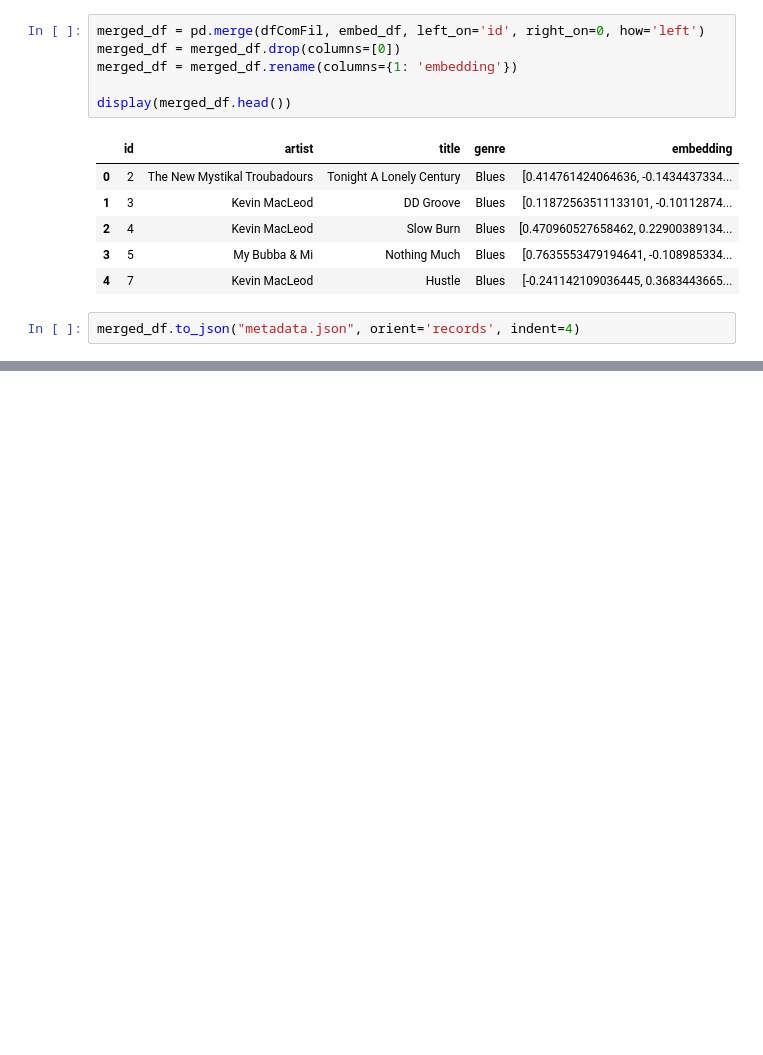
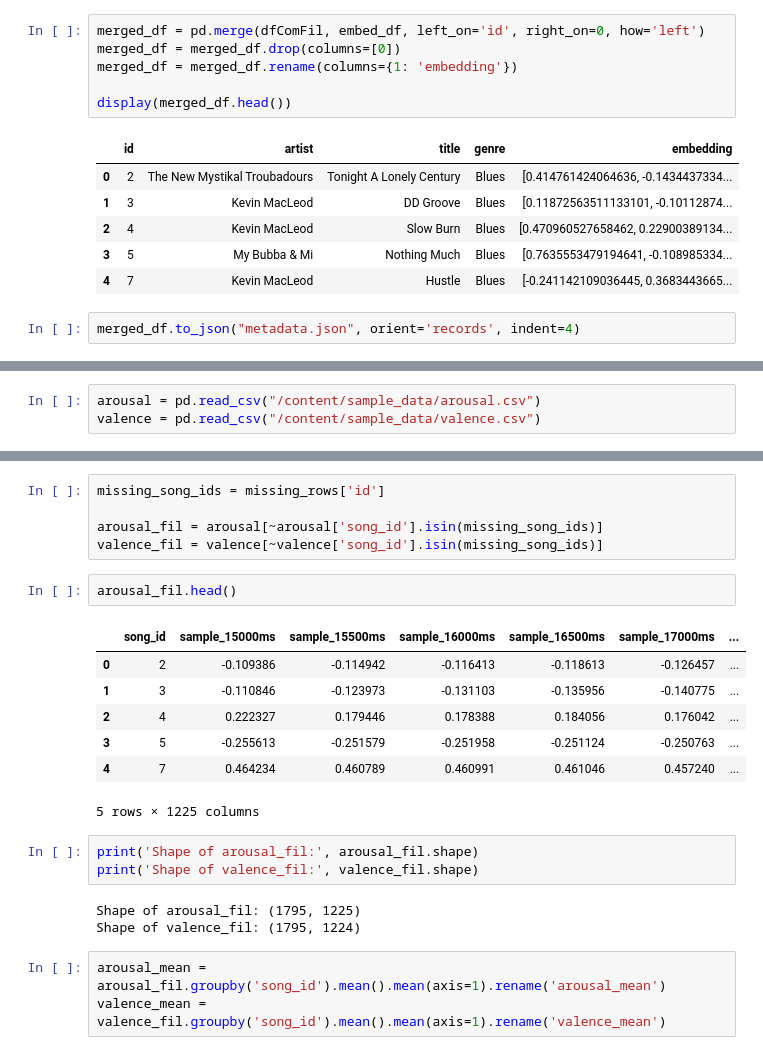
Before and after one commit to MhmdMahir/DEAMDataFeatureExtraction, a Jupyter notebook: scripts/DEAMFeaturePreprocessing.ipynb, the cells around one changed output, grey strips where cells are left out. Drawn from its saved outputs; the diff is of its cells as text; blank space fills up the shorter version.

Commit message:
Added: Valence and arousal

```diff
--- a/scripts/DEAMFeaturePreprocessing.ipynb
+++ b/scripts/DEAMFeaturePreprocessing.ipynb
@@ -247,0 +256,3 @@ merged_df.count()
+# %%
+arousal = pd.read_csv("/content/sample_data/arousal.csv")
+valence = pd.read_csv("/content/sample_data/valence.csv")
@@ -247,0 +308,24 @@ merged_df.count()
+# %%
+missing_song_ids = missing_rows['id']
+
+arousal_fil = arousal[~arousal['song_id'].isin(missing_song_ids)]
+valence_fil = valence[~valence['song_id'].isin(missing_song_ids)]
+# %%
+arousal_fil.head()
+# %% [output]
+|  | song_id | sample_15000ms | sample_15500ms | sample_16000ms | sample_16500ms | sample_17000ms | ... |
+| 0 | 2 | -0.109386 | -0.114942 | -0.116413 | -0.118613 | -0.126457 | ... |
+| 1 | 3 | -0.110846 | -0.123973 | -0.131103 | -0.135956 | -0.140775 | ... |
+| 2 | 4 | 0.222327 | 0.179446 | 0.178388 | 0.184056 | 0.176042 | ... |
+| 3 | 5 | -0.255613 | -0.251579 | -0.251958 | -0.251124 | -0.250763 | ... |
+| 4 | 7 | 0.464234 | 0.460789 | 0.460991 | 0.461046 | 0.457240 | ... |
+5 rows × 1225 columns
+# %%
+print('Shape of arousal_fil:', arousal_fil.shape)
+print('Shape of valence_fil:', valence_fil.shape)
+# %% [output]
+Shape of arousal_fil: (1795, 1225)
+Shape of valence_fil: (1795, 1224)
+# %%
+arousal_mean = arousal_fil.groupby('song_id').mean().mean(axis=1).rename('arousal_mean')
+valence_mean = valence_fil.groupby('song_id').mean().mean(axis=1).rename('valence_mean')
```
Also changed, not shown: parts of 9 cells of this notebook, 1 other file.
